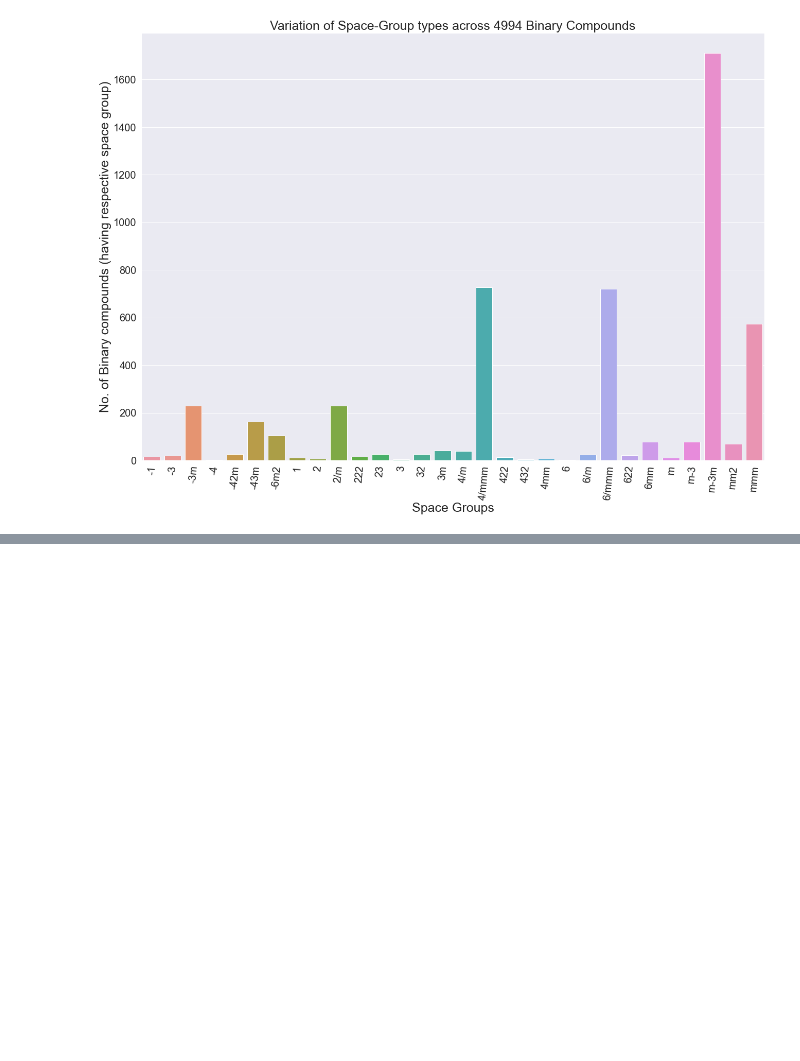
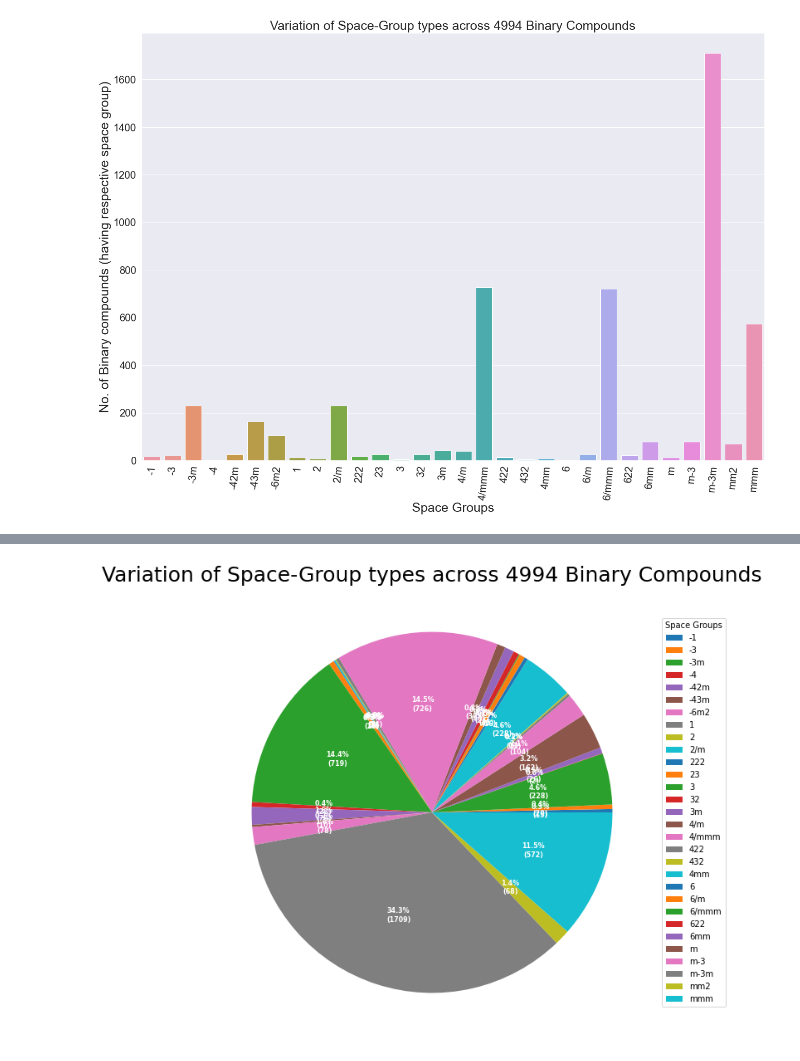
Before and after one commit to aviatorpranoy/materialsinformatics, a Jupyter notebook: bcsg.ipynb, the cells around one changed output, grey strips where cells are left out. Drawn from its saved outputs; the diff is of its cells as text; code cells hidden in the pictures; blank space fills up the shorter version.

```diff
--- a/bcsg.ipynb
+++ b/bcsg.ipynb
@@ -172,3 +178,20 @@ ax.tick_params(labelsize=20)
 #ax.set(xlabel='Space Groups', ylabel='No. of Binary compounds (having respective space group)', title='Variation of Spcae-Group types across 4994 Binary Compounds')
 # %% [output]
 [figure]
+# %%
+dummiesPG = pd.get_dummies(features.PG)
+final = features.drop(['First','Second','SG1','SG2'], axis='columns')
+
+import numpy as np
+
+# Convert to numpy array
+final = np.array(final)
+
+sumPG = dummiesPG.sum()
+
+sumPG = sumPG.to_frame().reset_index()
+
+sumPG.index.name = 'index'
+sumPG.columns = ['type','amt']
+
+sumPG
@@ -174,0 +217,37 @@ ax.tick_params(labelsize=20)
+# %%
+import numpy as np
+import matplotlib.pyplot as plt
+
+fig, ax = plt.subplots(figsize=(20, 10), subplot_kw=dict(aspect="equal"))
+
+#recipe = ["375 g flour",
+          #"75 g sugar",
+          #"250 g butter",
+          #"300 g berries"]
+
+#data = [float(x.split()[0]) for x in recipe]
+#ingredients = [x.split()[-1] for x in recipe]
+
+data = sumPG.amt
+ingredients = sumPG.type
+
+def func(pct, allvals):
+    absolute = int(pct/100.*np.sum(allvals))
+    return "{:.1f}%\n({:d})".format(pct, absolute)
+
+
+wedges, texts, autotexts = ax.pie(data, autopct=lambda pct: func(pct, data),
+                                  textprops=dict(color="w"))
+
+ax.legend(wedges, ingredients,
+          title="Space Groups",
+          loc="center left",
+          bbox_to_anchor=(1, 0, 0.5, 1))
+
+plt.setp(autotexts, size=8, weight="bold")
+
+ax.set_title("Variation of Space-Group types across 4994 Binary Compounds",fontsize=25)
+
+plt.show()
+# %% [output]
+[figure, added]
```
Also changed, not shown: parts of 4 cells of this notebook.
